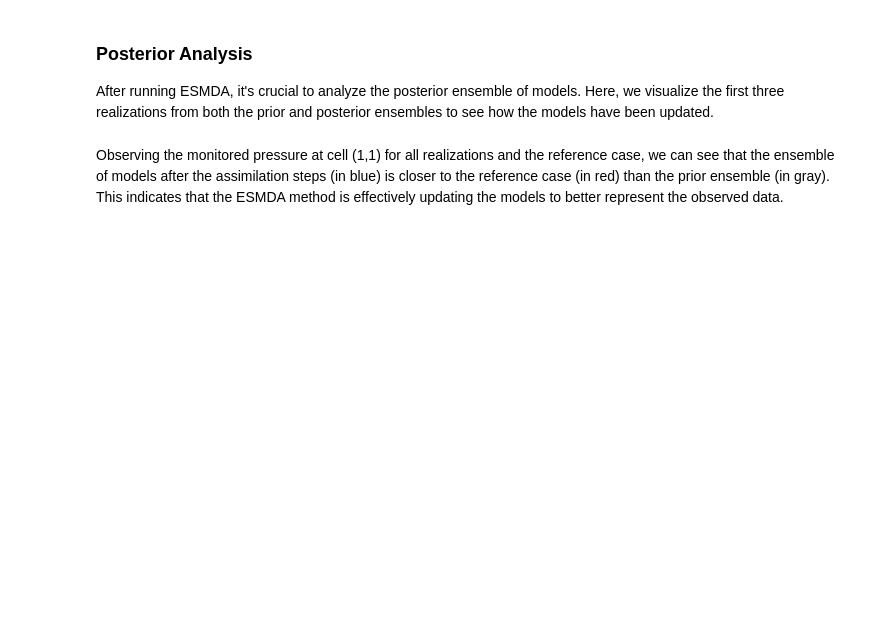
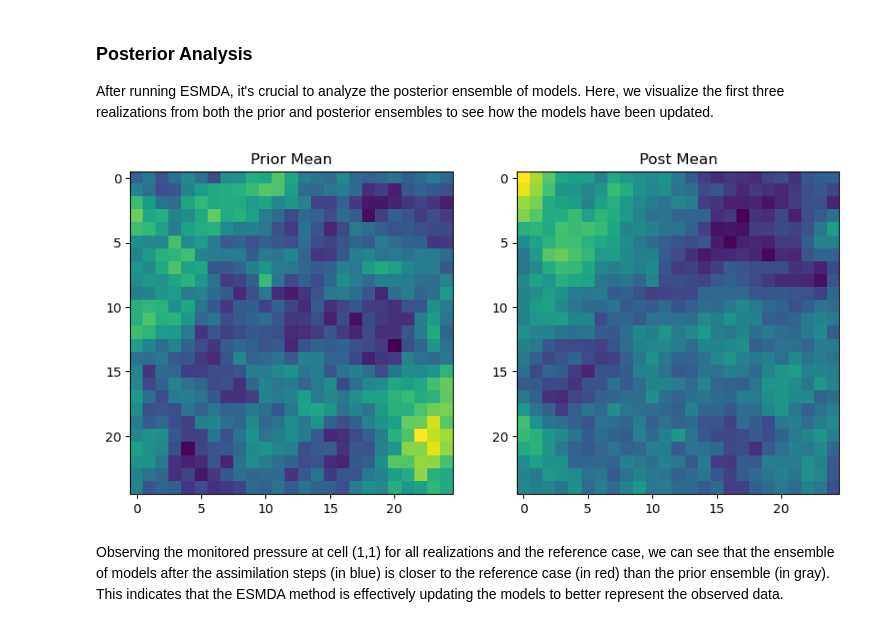
Before and after one commit to tuda-geo/resmda, a Jupyter notebook: notebooks/dev-ESMDA.ipynb, the cells around one changed output. Saved outputs shown, nothing was run; the diff lists cells and outputs as text; code cells hidden in the pictures; blank space fills up the shorter version.

```diff
--- a/notebooks/dev-ESMDA.ipynb
+++ b/notebooks/dev-ESMDA.ipynb
@@ -148,8 +143,8 @@ We will create a set of perturbed observations that will serve as our observatio
 # %%
 #using the last model to create synthetic data
 # Observations
-dObs = reference_pressure_history[:,1,1].flatten()
-Nd = len(dObs)
+dObs = reference_pressure_history[:,ox,oy]
+Nd = dObs.size
 dstd = 2 * np.ones_like(dObs)
 # Associated standard deviation: ones (for this scenario)
 dstd = np.ones(dObs.size)*0.1
@@ -169,6 +164,4 @@ Each assimilation step refines our model parameters, aiming to reduce the discre
 # %%
 Na = 4 #number of assimilation steps
 alphas = np.ones(Na)*Na
-D=np.zeros((Nd,Ne))
-MGrid=np.zeros((nc,Ne))
 # %%
@@ -213,11 +211,13 @@ MGridPost = MGrid
 ### Posterior Analysis
 After running ESMDA, it's crucial to analyze the posterior ensemble of models. Here, we visualize the first three realizations from both the prior and posterior ensembles to see how the models have been updated.
 # %%
-fig, ax = plt.subplots(nrows=1, ncols=2, figsize=(10,5))
-ax[0].imshow(MGridPrior.mean(axis=1).reshape(nx,ny), label = 'Prior Mean')
+fig, ax = plt.subplots(1, 2, figsize=(10, 5))
+ax[0].imshow(MGridPrior.mean(axis=0).T, label = 'Prior Mean')
 ax[0].set_title('Prior Mean')
-ax[1].imshow(MGridPost.mean(axis=1).reshape(nx,ny), label= 'Post Mean')
+ax[1].imshow(MGridPost.mean(axis=0).T, label= 'Post Mean')
 ax[1].set_title('Post Mean')
 plt.show()
+# %% [output]
+[figure, added]
 # %%
 #Run the posterior
```
Also changed, not shown: parts of 15 cells of this notebook, 1 other file.
